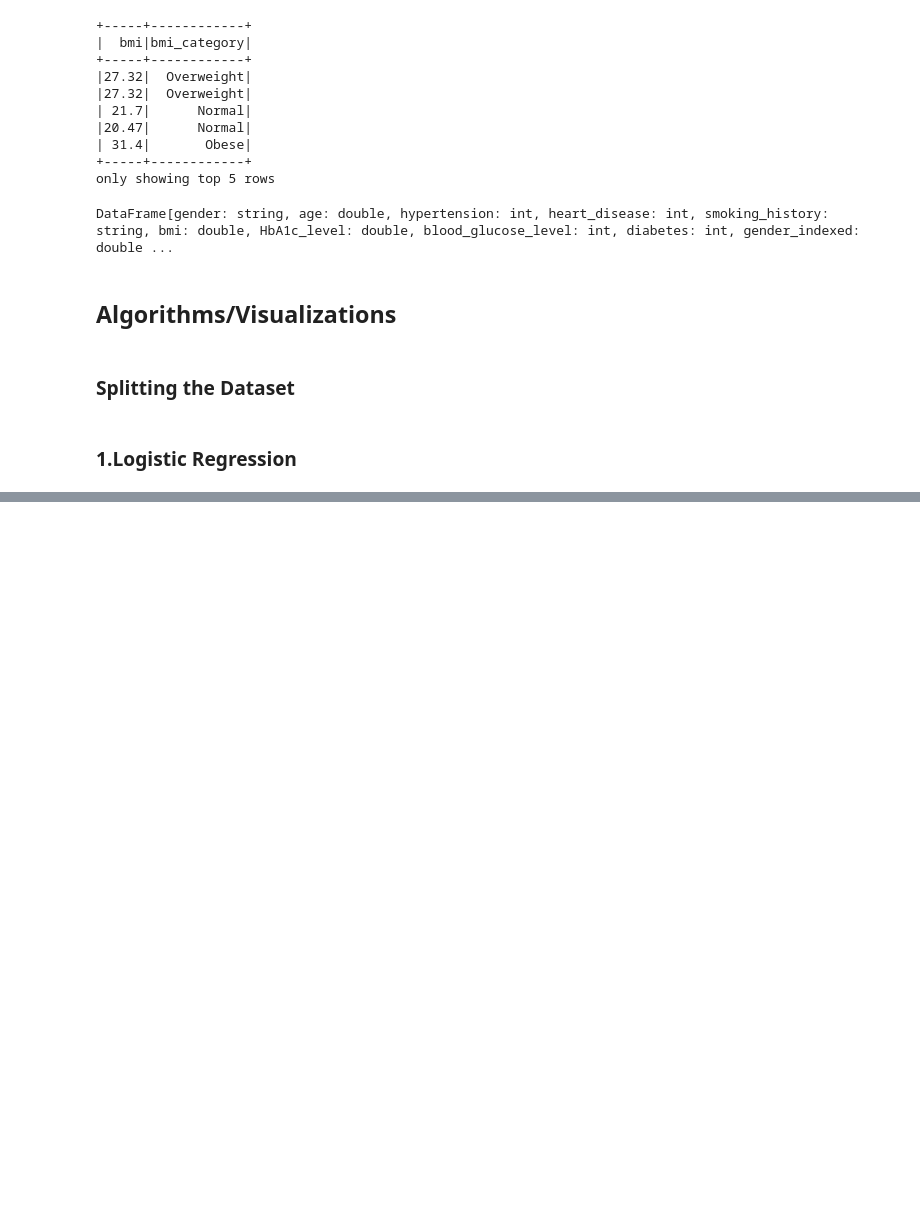
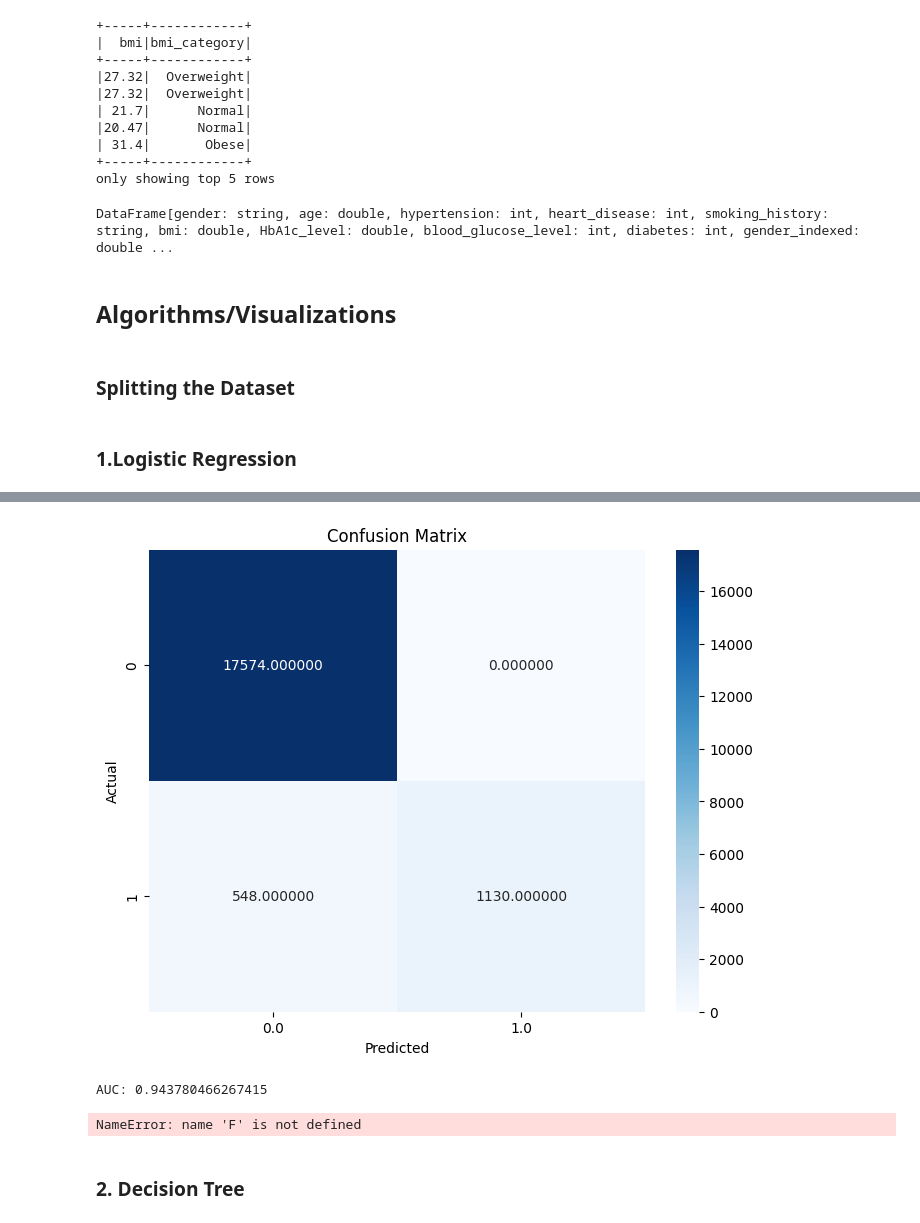
Before and after one commit to alankriti-dubey/DIC-Project, a Jupyter notebook: DIC_Phase_3.ipynb, the cells around one changed output, grey strips where cells are left out. Drawn from its saved outputs; the diff is of its cells as text; code cells hidden in the pictures; blank space fills up the shorter version.

```diff
--- a/DIC_Phase_3.ipynb
+++ b/DIC_Phase_3.ipynb
@@ -49,12 +61,16 @@ Number of records after dropping duplicates: 96146
 # %% [markdown]
 ### 2. Converting Categorical Labels into a Numerical Format
 # %%
-from pyspark.ml.feature import StringIndexer
 
 # Convert categorical labels (e.g., 'gender') to numerical format
 indexer = StringIndexer(inputCol="gender", outputCol="gender_indexed")
 df = indexer.fit(df).transform(df)
 
+
+indexer = StringIndexer(inputCol="smoking_history", outputCol="smoking_indexed")
+df = indexer.fit(df).transform(df)
+
 # Show the transformed DataFrame
-df.select("gender", "gender_indexed").show(5)
+print(df.select("smoking_indexed").distinct().collect())
+df.select("gender_indexed").distinct().collect()
 # %% [output]
@@ -247,3 +248,14 @@ train_data, test_data = df.randomSplit([0.8, 0.2], seed=1234)
+# %%
+
+# Assembling features
+feature_cols = ["gender_indexed", "age", "hypertension", "heart_disease", "smoking_indexed", "bmi", "HbA1c_level", "blood_glucose_level"]
+assembler = VectorAssembler(inputCols=feature_cols, outputCol="features")
+df = assembler.transform(df)
+
+# Selecting final dataset
+final_data = df.select(col("features"), col("diabetes").alias("label"))
+
+train_data, test_data = final_data.randomSplit([0.8, 0.2], seed=1234)
 # %% [markdown]
 ### 1.Logistic Regression
 # %%
@@ -260,0 +304,4 @@ predictions.select("features", "label", "prediction").show()
+# %%
+# Confusion matrix
+conf_matrix = predictions.groupBy("label", "prediction").count()
+conf_matrix.show()
@@ -260,0 +316,36 @@ predictions.select("features", "label", "prediction").show()
+# %%
+
+
+conf_matrix_pd = conf_matrix.toPandas().pivot(index='label', columns='prediction', values='count').fillna(0)
+
+plt.figure(figsize=(8, 6))
+sns.heatmap(conf_matrix_pd, annot=True, fmt="f", cmap="Blues")
+plt.title("Confusion Matrix")
+plt.xlabel("Predicted")
+plt.ylabel("Actual")
+plt.show()
+# %% [output]
+[figure, added]
+# %%
+
+evaluator = BinaryClassificationEvaluator(labelCol="label", metricName="areaUnderROC")
+auc = evaluator.evaluate(predictions)
+print(f"AUC: {auc}")
+# %% [output]
+AUC: 0.943780466267415
+# %%
+roc_data = predictions.select("label", F.col("probability").getItem(1).alias("probability"))
+
+roc_pd = roc_data.toPandas()
+roc_pd['false_positive_rate'], roc_pd['true_positive_rate'] = zip(*roc_pd.apply(lambda row: (1-row.label, row.label), axis=1))
+
+plt.figure(figsize=(8, 6))
+plt.plot(roc_pd['false_positive_rate'], roc_pd['true_positive_rate'], marker='.')
+plt.title("ROC Curve")
+plt.xlabel("False Positive Rate")
+plt.ylabel("True Positive Rate")
+plt.show()
+# %% [output]
+NameError: name 'F' is not defined
+# %% [markdown]
+### 2. Decision Tree
```
Also changed, not shown: parts of 25 cells of this notebook.
